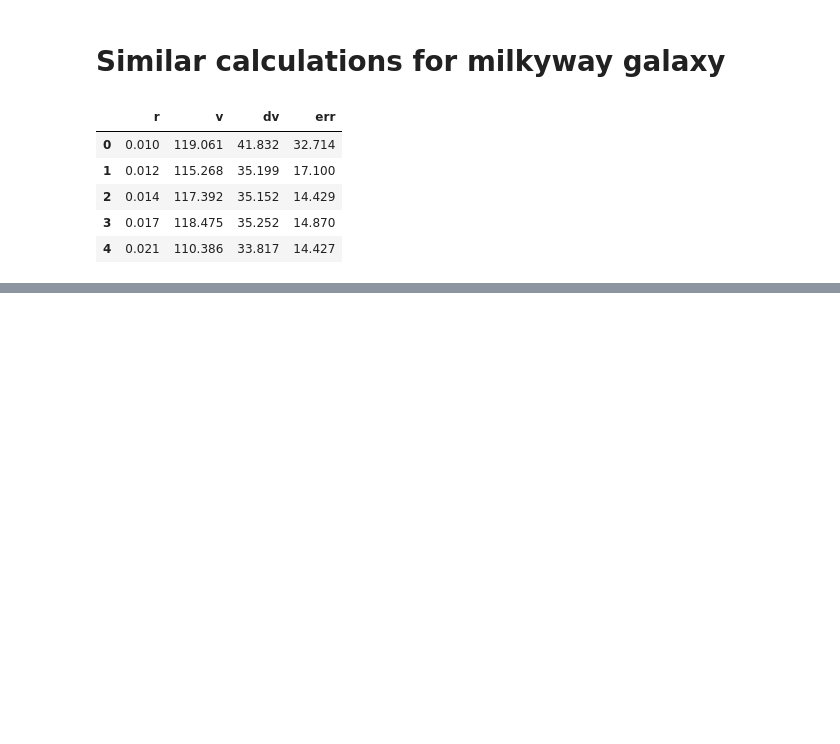
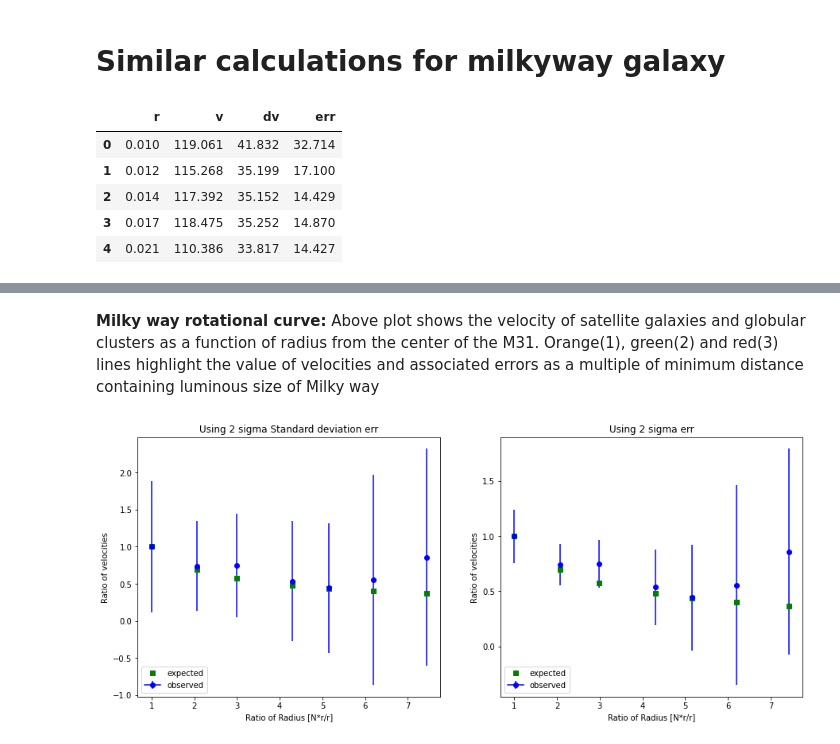
Before and after one commit to skumarudel/DSPS_SKumar, a Jupyter notebook: HW4/GalRotation.ipynb, the cells around one changed output, grey strips where cells are left out. Cells and saved outputs as stored; diff of their text form; code cells hidden in the pictures; blank space fills up the shorter version.

```diff
--- a/HW4/GalRotation.ipynb
+++ b/HW4/GalRotation.ipynb
@@ -243,0 +258,6 @@ mw.head()
+# %% [markdown]
+**Milky way rotational curve:** Above plot shows the velocity of satellite galaxies and globular clusters as a function of radius from the center of the M31. Orange(1), green(2) and red(3) lines highlight the value of velocities and associated errors as a multiple of minimum distance containing luminous size of Milky way
+# %%
+plot_vratios(mw,8,sizelum=mw_size,sigma_err=2)
+# %% [output]
+[figure, added]
```
Also changed, not shown: parts of 8 cells of this notebook.
